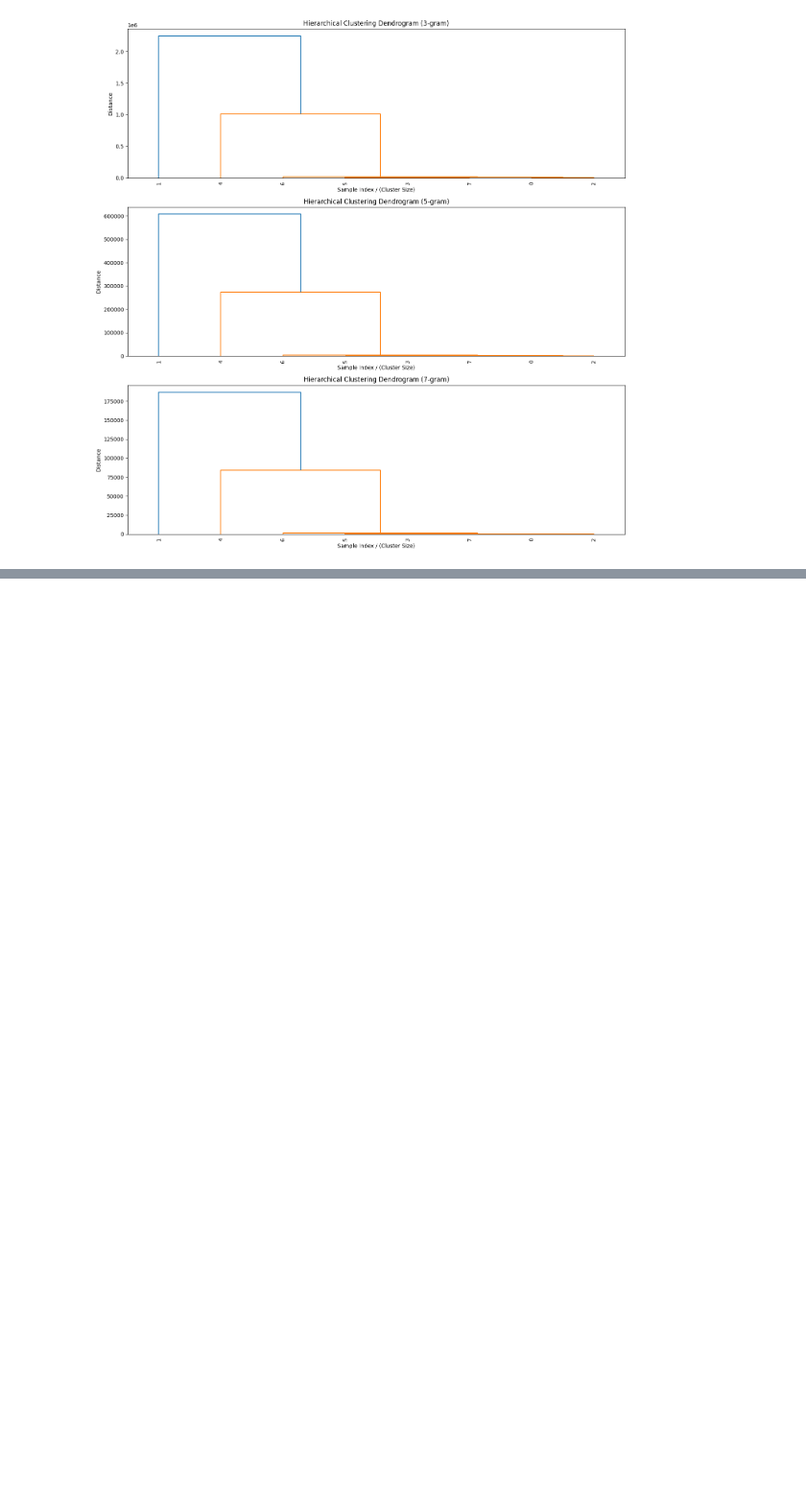
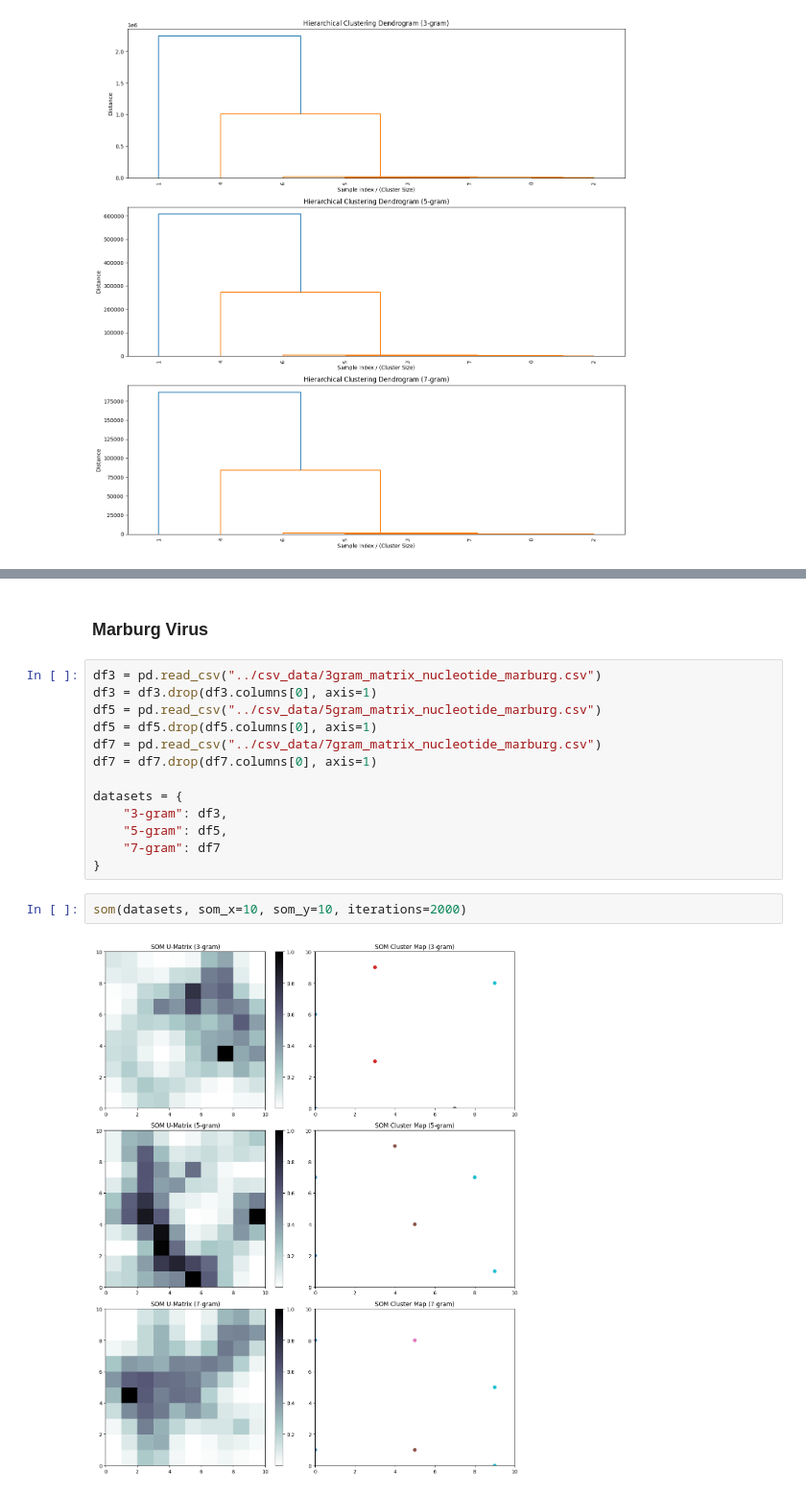
Before and after one commit to ivamilutinovic/data-mining-project, a Jupyter notebook: clustering/Nucleotide.ipynb, the cells around one changed output, grey strips where cells are left out. Shown at 96% size. Drawn from its saved outputs; the diff is of its cells as text; blank space fills up the shorter version.

```diff
--- a/clustering/Nucleotide.ipynb
+++ b/clustering/Nucleotide.ipynb
@@ -354,0 +422,19 @@ plt.show()
+# %% [markdown]
+### Marburg Virus
+# %%
+df3 = pd.read_csv("../csv_data/3gram_matrix_nucleotide_marburg.csv")
+df3 = df3.drop(df3.columns[0], axis=1)
+df5 = pd.read_csv("../csv_data/5gram_matrix_nucleotide_marburg.csv")
+df5 = df5.drop(df5.columns[0], axis=1)
+df7 = pd.read_csv("../csv_data/7gram_matrix_nucleotide_marburg.csv")
+df7 = df7.drop(df7.columns[0], axis=1)
+
+datasets = {
+    "3-gram": df3,
+    "5-gram": df5,
+    "7-gram": df7
+}
+# %%
+som(datasets, som_x=10, som_y=10, iterations=2000)
+# %% [output]
+[figure, added]
```
Also changed, not shown: parts of 9 cells of this notebook, 1 other file.
